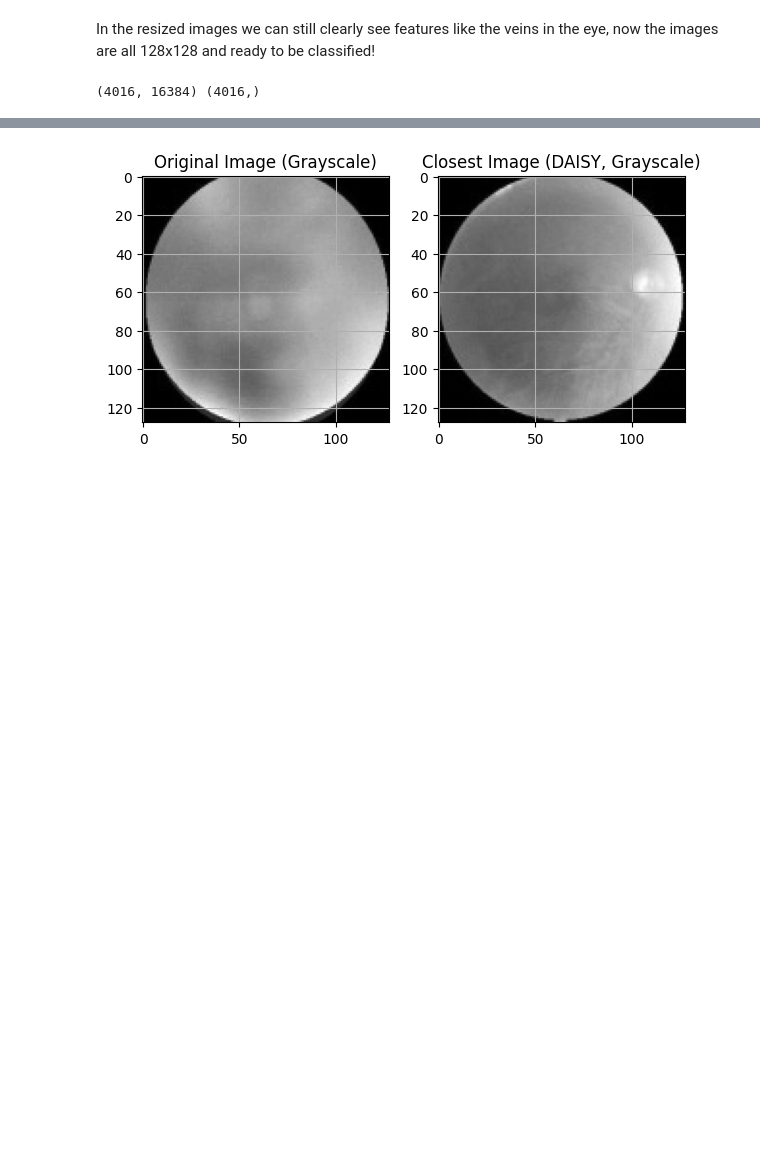
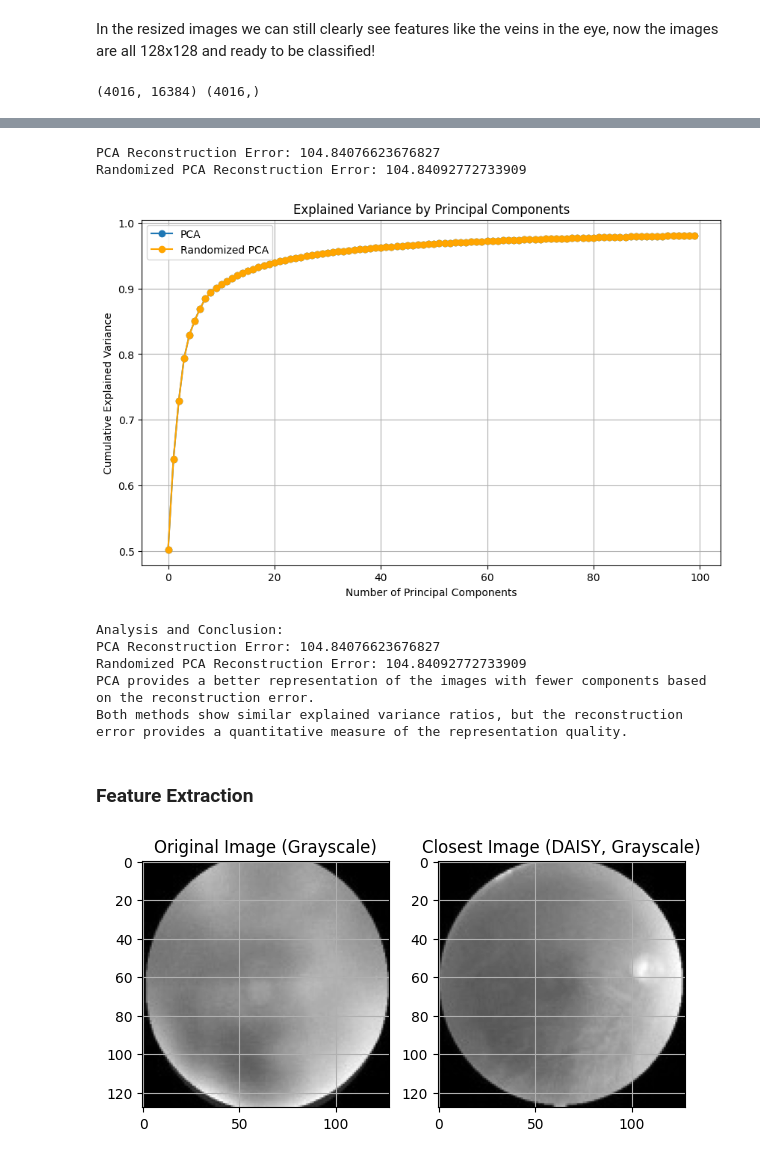
Before and after one commit to RyanWSweeney/MLP-Lab2, a Jupyter notebook: Lab3.ipynb, the cells around one changed output, grey strips where cells are left out. Drawn from its saved outputs; the diff is of its cells as text; code cells hidden in the pictures; blank space fills up the shorter version.

Commit message:
comparison and PCAs

```diff
--- a/Lab3.ipynb
+++ b/Lab3.ipynb
@@ -428,3 +516,74 @@ print(X_gray.shape, y.shape)
+# %%
+from sklearn.decomposition import PCA
+import matplotlib.pyplot as plt
+import numpy as np
+
+# Function to perform PCA and return the reconstruction error
+def perform_pca_and_reconstruction_error(X, n_components=28):
+    pca = PCA(n_components=n_components)
+    X_reduced = pca.fit_transform(X)
+    X_reconstructed = pca.inverse_transform(X_reduced)
+    reconstruction_error = np.mean((X - X_reconstructed) ** 2)
+    return reconstruction_error
+
+# Function to perform Randomized PCA and return the reconstruction error
+def perform_randomized_pca_and_reconstruction_error(X, n_components=28):
+    pca = PCA(n_components=n_components, svd_solver='randomized')
+    X_reduced = pca.fit_transform(X)
+    X_reconstructed = pca.inverse_transform(X_reduced)
+    reconstruction_error = np.mean((X - X_reconstructed) ** 2)
+    return reconstruction_error
+
+# Perform PCA and Randomized PCA with 28 components and calculate reconstruction errors
+n_components = 28
+pca_reconstruction_error = perform_pca_and_reconstruction_error(X_gray, n_components=n_components)
+randomized_pca_reconstruction_error = perform_randomized_pca_and_reconstruction_error(X_gray, n_components=n_components)
+
+# Print the reconstruction errors
+print(f"PCA Reconstruction Error: {pca_reconstruction_error}")
+print(f"Randomized PCA Reconstruction Error: {randomized_pca_reconstruction_error}")
+
+# Plot the explained variance ratio for both methods
+def plot_explained_variance_comparison(explained_variance_ratio_pca, explained_variance_ratio_randomized_pca):
+    plt.figure(figsize=(10, 6))
+    plt.plot(np.cumsum(explained_variance_ratio_pca), marker='o', label='PCA')
+    plt.plot(np.cumsum(explained_variance_ratio_randomized_pca), marker='o', color='orange', label='Randomized PCA')
+    plt.title('Explained Variance by Principal Components')
+    plt.xlabel('Number of Principal Components')
+    plt.ylabel('Cumulative Explained Variance')
+    plt.grid(True)
+    plt.legend()
+    plt.show()
+
+# Perform PCA and Randomized PCA to get explained variance ratios
+pca_model, explained_variance_ratio_pca = perform_pca(X_gray, n_components=100)
+randomized_pca_model, explained_variance_ratio_randomized_pca = perform_randomized_pca(X_gray, n_components=100)
+
+# Plot the explained variance comparison
+plot_explained_variance_comparison(explained_variance_ratio_pca, explained_variance_ratio_randomized_pca)
+
+# Analysis and Conclusion
+print("\nAnalysis and Conclusion:")
+print(f"PCA Reconstruction Error: {pca_reconstruction_error}")
+print(f"Randomized PCA Reconstruction Error: {randomized_pca_reconstruction_error}")
+
+if pca_reconstruction_error < randomized_pca_reconstruction_error:
+    print("PCA provides a better representation of the images with fewer components based on the reconstruction error.")
+else:
+    print("Randomized PCA provides a better representation of the images with fewer components based on the reconstruction error.")
+
+print("Both methods show similar explained variance ratios, but the reconstruction error provides a quantitative measure of the representation quality.")
+# %% [output]
+PCA Reconstruction Error: 104.84076623676827
+Randomized PCA Reconstruction Error: 104.84092772733909
+[figure, added]
+Analysis and Conclusion:
+PCA Reconstruction Error: 104.84076623676827
+Randomized PCA Reconstruction Error: 104.84092772733909
+PCA provides a better representation of the images with fewer components based on the reconstruction error.
+Both methods show similar explained variance ratios, but the reconstruction error provides a quantitative measure of the representation quality.
+# %% [markdown]
+### Feature Extraction
 # %%
 # DAISY Feature Extraction and Visualization for Grayscale Images
 from skimage.feature import daisy
```
Also changed, not shown: parts of 8 cells of this notebook.
